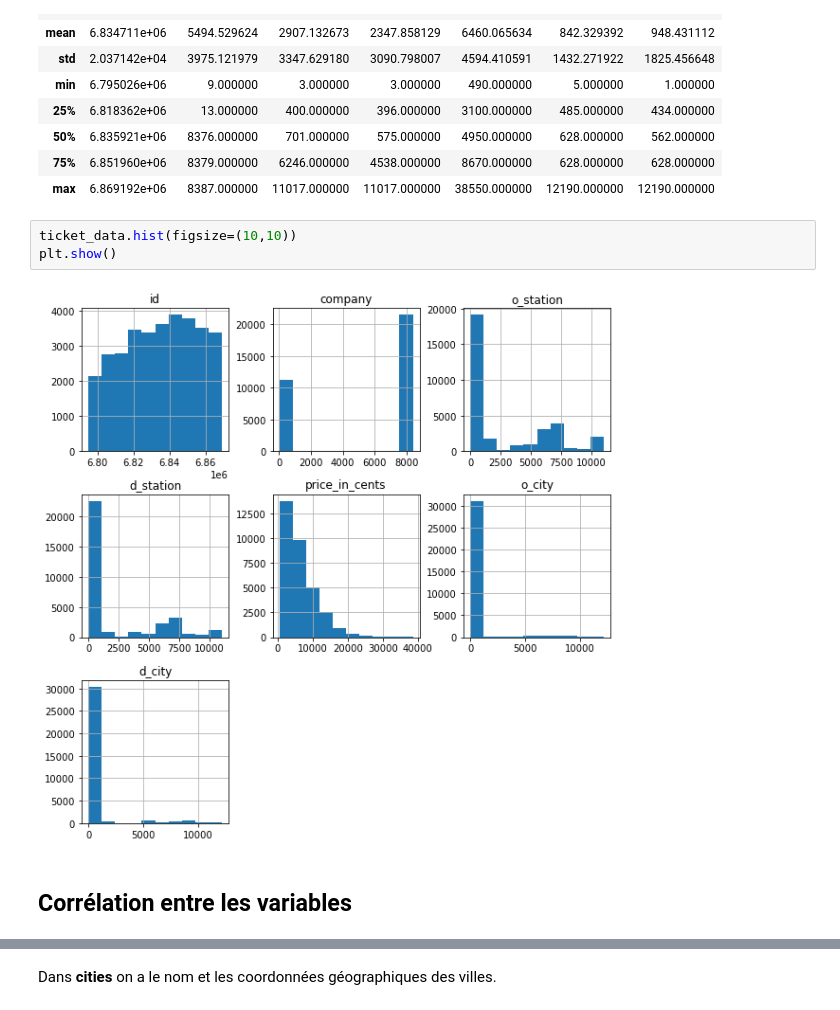
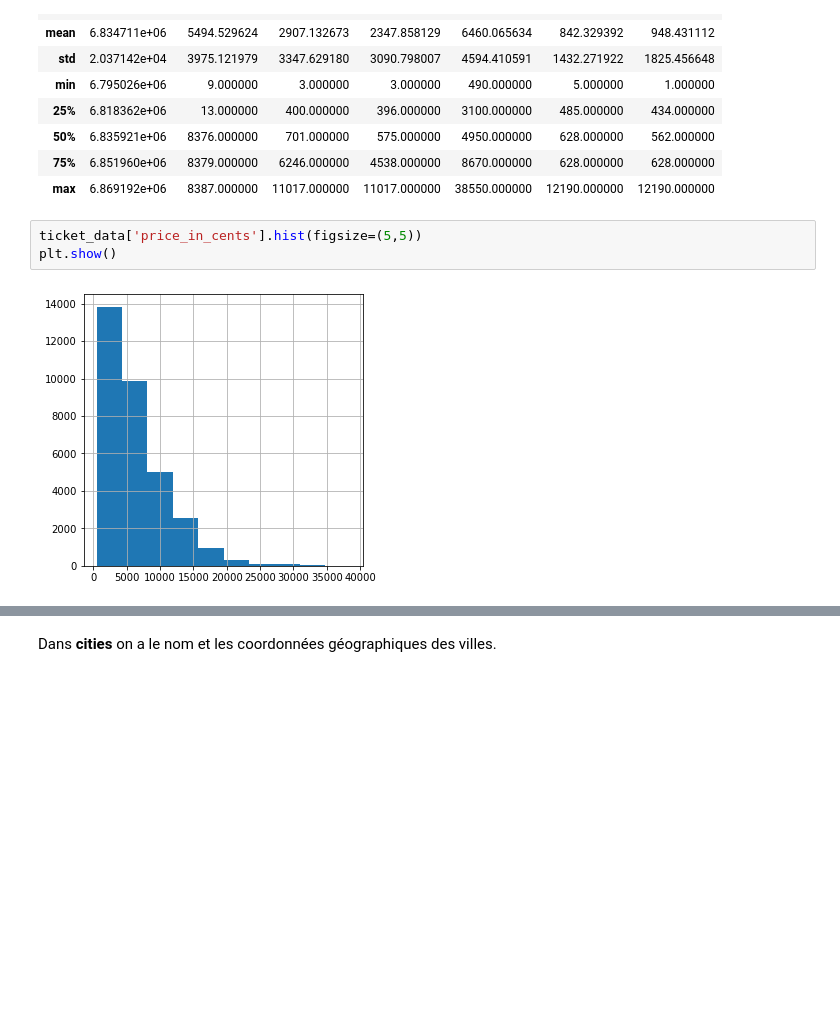
Before and after one commit to Alimatra/projet-ttictactrip-, a Jupyter notebook: Untitled.ipynb, the cells around one changed output, grey strips where cells are left out. Drawn from its saved outputs; the diff is of its cells as text; blank space fills up the shorter version.

```diff
--- a/Untitled.ipynb
+++ b/Untitled.ipynb
@@ -111,9 +111,7 @@ ticket_data.describe()
 | 75% | 6.851960e+06 | 8379.000000 | 6246.000000 | 4538.000000 | 8670.000000 | 628.000000 | 628.000000 |
 | max | 6.869192e+06 | 8387.000000 | 11017.000000 | 11017.000000 | 38550.000000 | 12190.000000 | 12190.000000 |
 # %%
-ticket_data.hist(figsize=(10,10))
+ticket_data['price_in_cents'].hist(figsize=(5,5))
 plt.show()
 # %% [output]
-[figure, old version]
+[figure, new version]
-# %% [markdown]
-## Corrélation entre les variables
```
Also changed, not shown: parts of 56 cells of this notebook, 1 other file.
